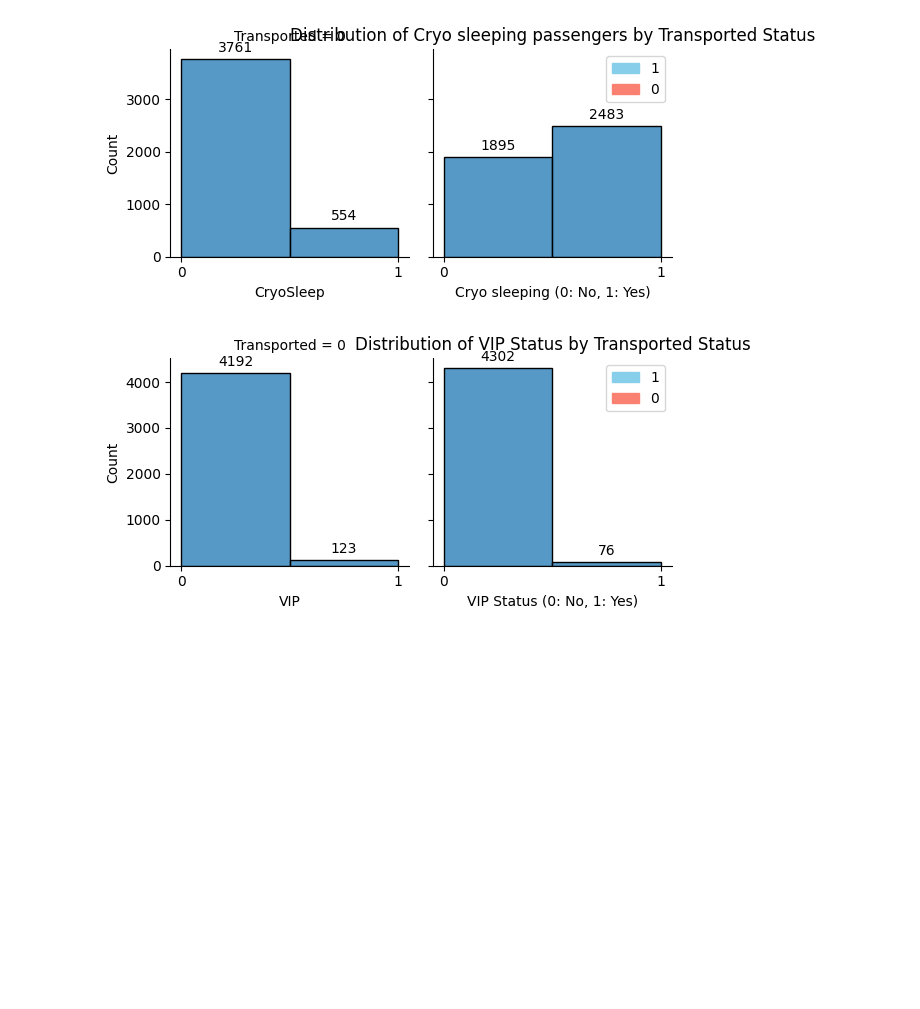
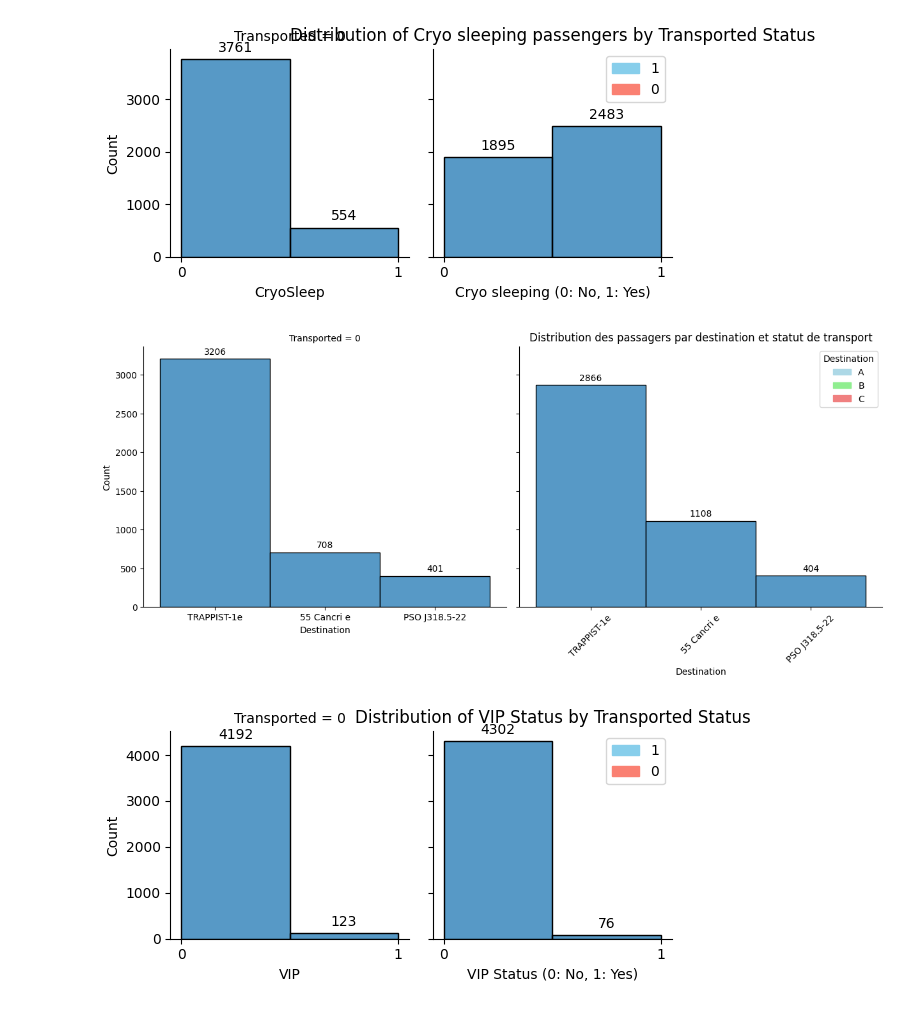
Before and after one commit to LinaLH/Spaceship-Titanic, a Jupyter notebook: projet/SpaceshipTitanic (1).ipynb, the cells around one changed output. Cells and saved outputs as stored; diff of their text form; code cells hidden in the pictures; blank space fills up the shorter version.

```diff
--- a/projet/SpaceshipTitanic (1).ipynb
+++ b/projet/SpaceshipTitanic (1).ipynb
@@ -476,6 +484,42 @@ plt.show()
 #Améliorer pour avoir la distinction de couleurs
 # %% [output]
 [figure]
+# %%
+import seaborn as sns
+import matplotlib.pyplot as plt
+
+# Définition de la palette de couleurs pour les valeurs de 'Destination'
+destination_colors = {'A': 'lightblue', 'B': 'lightgreen', 'C': 'lightcoral'}
+
+# Création du FacetGrid avec une taille de figure plus grande
+g = sns.FacetGrid(data_train, col='Transported', height=5, aspect=1.25)
+
+# Tracé du graphique à barres empilées pour la destination
+g.map(sns.histplot, 'Destination', bins=3, multiple="stack", palette=destination_colors.values())
+
+# Ajout des étiquettes et du titre
+plt.xlabel('Destination')
+plt.ylabel('Count')
+plt.title('Distribution des passagers par destination et statut de transport')
+
+# Ajout de la légende avec des couleurs distinctes pour chaque destination
+handles = [plt.Rectangle((0,0),1,1, color=color) for color in destination_colors.values()]
+plt.legend(handles, destination_colors.keys(), loc='upper right', title='Destination')
+
+# Rotation des étiquettes de l'axe des x pour une meilleure lisibilité
+plt.xticks(rotation=45)
+
+# Ajout des valeurs numériques au-dessus de chaque barre
+for ax in g.axes.flat:
+    for bar in ax.patches:
+        height = bar.get_height()
+        ax.annotate(f'{height}', xy=(bar.get_x() + bar.get_width() / 2, height), xytext=(0, 3),
+                    textcoords="offset points", ha='center', va='bottom')
+
+# Affichage du graphique
+plt.show()
+# %% [output]
+[figure, added]
 # %%
 #data_train_tr['VIP'] = data_train_tr['VIP'].map({True: 1, False: 0}).astype(int)
 #g = sns.FacetGrid(data_train_tr, col='Transported')
```
Also changed, not shown: parts of 12 cells of this notebook, 27 other files.
